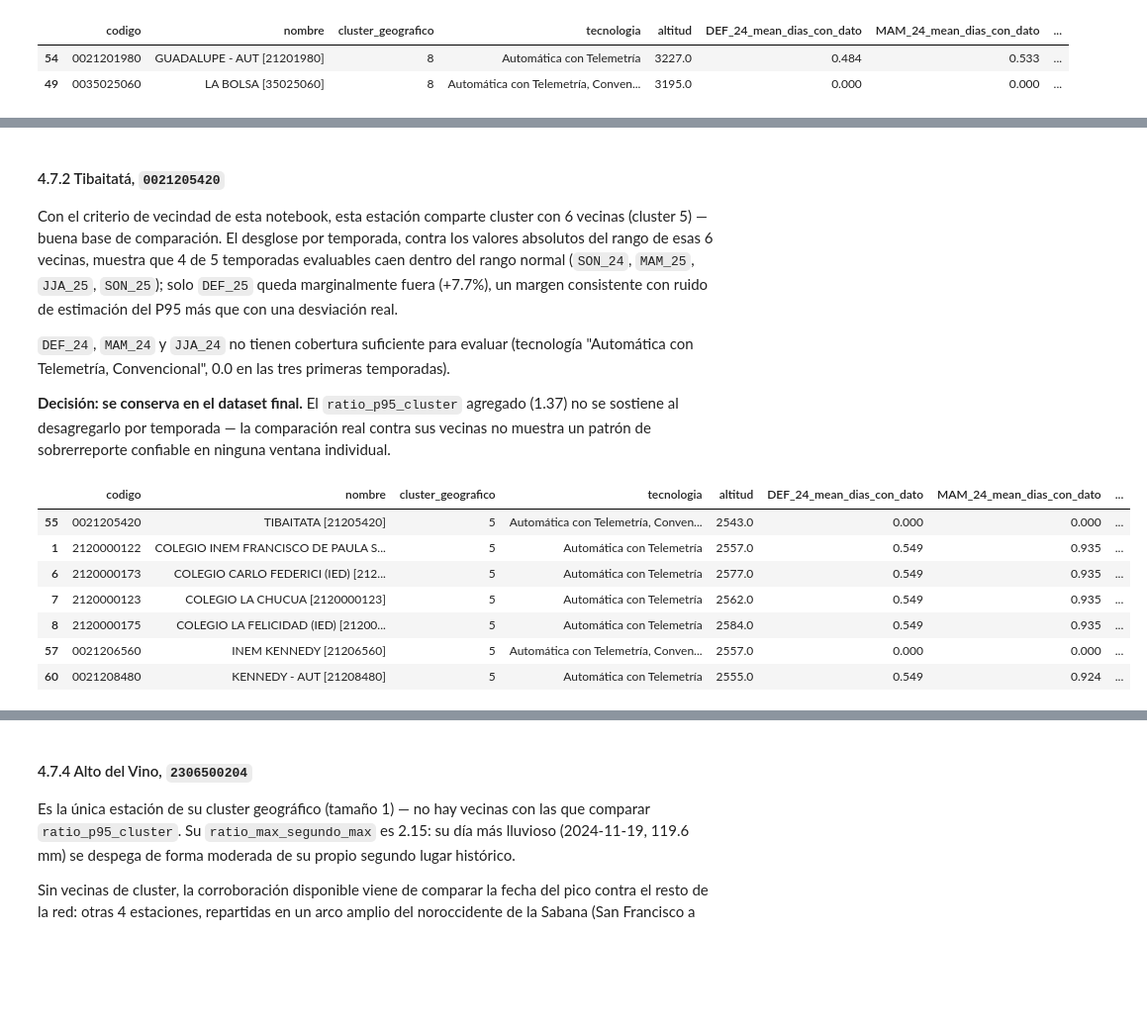
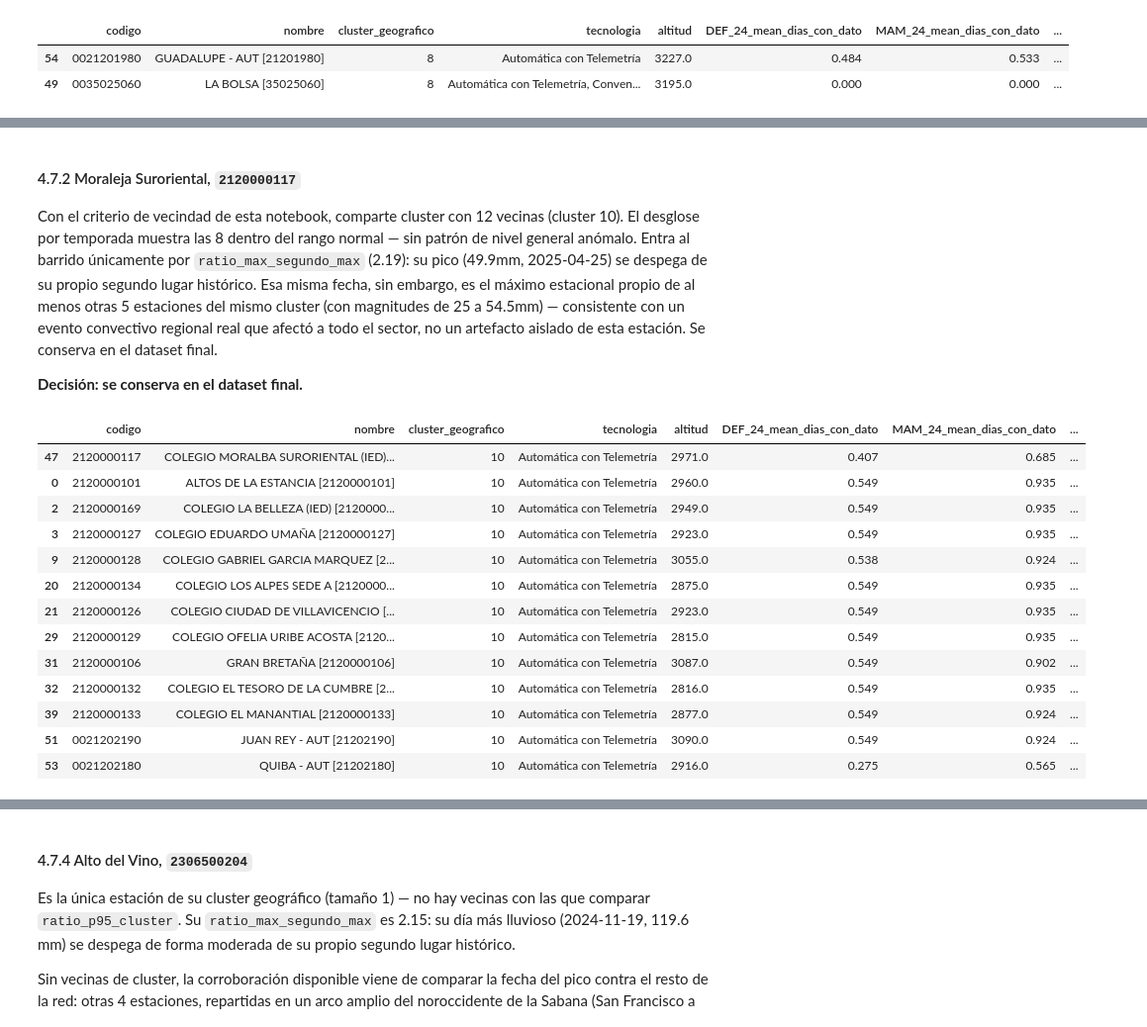
Before and after one commit to DianaScientist/nowcasting-bogota, a Jupyter notebook: data_ingestion/ground_truth/03-ground_truth_qc.ipynb, the cells around one changed output, grey strips where cells are left out. Shown at 99% size. Cells and saved outputs as stored; diff of their text form; code cells hidden in the pictures; blank space fills up the shorter version.

```diff
--- a/data_ingestion/ground_truth/03-ground_truth_qc.ipynb
+++ b/data_ingestion/ground_truth/03-ground_truth_qc.ipynb
@@ -1454,7 +1462,7 @@ Vecinas en 2024-11-20T00:00:00.000000000:
 # %% [markdown]
 Recalculando estadísticos de cluster, dada la exclusión de dos estaciones:
 # %%
-estaciones_excluidas = ['2120500204', '0021206600']
+estaciones_excluidas = ['2120500204']
 codigos_finales = [c for c in df_temporadas['codigo'] if c not in estaciones_excluidas]
 print(f"{len(codigos_finales)} estaciones en el dataset final (de {len(df_temporadas)})")
 
@@ -1649,30 +1719,3 @@ display(pd.DataFrame(resumen_rango))
 | 5 | MAM_25 | 8.3 | 10.9 | 19.7 | True | -23.9 | True |
 | 6 | JJA_25 | 6.5 | 4.9 | 11.5 | False | 0.0 | True |
 | 7 | SON_25 | 11.7 | 8.6 | 13.6 | False | 0.0 | True |
-# %%
-codigo_objetivo = '0021206780'
-cluster_id = df_temporadas.loc[df_temporadas['codigo'] == codigo_objetivo, 'cluster_geografico'].values[0]
-codigos_cluster5 = df_temporadas.loc[df_temporadas['cluster_geografico'] == cluster_id, 'codigo'].tolist()
-codigos_cluster5 = [codigo_objetivo] + [c for c in codigos_cluster5 if c != codigo_objetivo]
-
-fig, axes = plt.subplots(len(codigos_cluster5), 1, figsize=(9, 2 * len(codigos_cluster5)), sharex=True)
-
-for ax, codigo in zip(axes, codigos_cluster5):
-    serie = series_diarias[codigo]
-    sombrear_temporada_humeda(ax, 2024, 2025)
-    color = '#D85A30' if codigo == codigo_objetivo else '#4A7B9D'
-    ax.plot(serie.index, serie.values, lw=0.6, color=color, zorder=2)
-    nombre = df_temporadas.loc[df_temporadas['codigo'] == codigo, 'nombre'].values[0]
-    ax.set_title(f'{codigo} — {nombre}', fontsize=8)
-    ax.tick_params(labelsize=6)
-
-locator = mdates.MonthLocator(interval=6)
-formatter = mdates.DateFormatter('%y-%m')
-for ax in axes:
-    ax.xaxis.set_major_locator(locator)
-    ax.xaxis.set_major_formatter(formatter)
-    ax.tick_params(labelbottom=True, labelsize=6, rotation=45)
-
-fig.suptitle(f'{codigo_objetivo} vs. todo su cluster geográfico ({cluster_id})', fontsize=11, y=1.005)
-plt.tight_layout()
-plt.show()
@@ -1941,31 +1979,35 @@ display(tabla_guadalupe[columnas_max])
 # %% [markdown]
-#### 4.7.2 Tibaitatá, `0021205420`
+#### 4.7.2 Moraleja Suroriental, `2120000117`
 
-Con el criterio de vecindad de esta notebook, esta estación comparte cluster con 6 vecinas (cluster 5) — buena base de comparación. El desglose por temporada, contra los valores absolutos del rango de esas 6 vecinas, muestra que 4 de 5 temporadas evaluables caen dentro del rango normal (`SON_24`, `MAM_25`, `JJA_25`, `SON_25`); solo `DEF_25` queda marginalmente fuera (+7.7%), un margen consistente con ruido de estimación del P95 más que con una desviación real.
+Con el criterio de vecindad de esta notebook, comparte cluster con 12 vecinas (cluster 10). El desglose por temporada muestra las 8 dentro del rango normal — sin patrón de nivel general anómalo. Entra al barrido únicamente por `ratio_max_segundo_max` (2.19): su pico (49.9mm, 2025-04-25) se despega de su propio segundo lugar histórico. Esa misma fecha, sin embargo, es el máximo estacional propio de al menos otras 5 estaciones del mismo cluster (con magnitudes de 25 a 54.5mm) — consistente con un evento convectivo regional real que afectó a todo el sector, no un artefacto aislado de esta estación. Se conserva en el dataset final.
 
-`DEF_24`, `MAM_24` y `JJA_24` no tienen cobertura suficiente para evaluar (tecnología "Automática con Telemetría, Convencional", 0.0 en las tres primeras temporadas).
-
-**Decisión: se conserva en el dataset final.** El `ratio_p95_cluster` agregado (1.37) no se sostiene al desagregarlo por temporada — la comparación real contra sus vecinas no muestra un patrón de sobrerreporte confiable en ninguna ventana individual.
+**Decisión: se conserva en el dataset final.**
 # %%
-# Perfil de la estación Tibaitatá, 0021205420, y de todo su cluster geográfico
-codigo_objetivo = '0021205420'
+# Perfil de la estación Moraleja Suroriental, 2120000117, y de todo su cluster geográfico
+codigo_objetivo = '2120000117'
 cluster_id = df_temporadas.loc[df_temporadas['codigo'] == codigo_objetivo, 'cluster_geografico'].values[0]
 
-perfil_cluster_tibaitata = df_temporadas[df_temporadas['cluster_geografico'] == cluster_id][
+perfil_cluster_moraleja = df_temporadas[df_temporadas['cluster_geografico'] == cluster_id][
     ['codigo', 'nombre', 'cluster_geografico', 'tecnologia', 'altitud',
      'DEF_24_mean_dias_con_dato', 'MAM_24_mean_dias_con_dato', 'JJA_24_mean_dias_con_dato', 'SON_24_mean_dias_con_dato',
      'ratio_p95_cluster', 'ratio_max_segundo_max',
      'fecha_max_global', 'precip_max_global']
 ].sort_values('codigo', key=lambda s: s != codigo_objetivo)
 
-display(perfil_cluster_tibaitata)
+display(perfil_cluster_moraleja)
 # %% [output]
 |  | codigo | nombre | cluster_geografico | tecnologia | altitud | DEF_24_mean_dias_con_dato | MAM_24_mean_dias_con_dato | ... |
-| 55 | 0021205420 | TIBAITATA [21205420] | 5 | Automática con Telemetría, Conven... | 2543.0 | 0.000 | 0.000 | ... |
-| 1 | 2120000122 | COLEGIO INEM FRANCISCO DE PAULA S... | 5 | Automática con Telemetría | 2557.0 | 0.549 | 0.935 | ... |
-| 6 | 2120000173 | COLEGIO CARLO FEDERICI (IED) [212... | 5 | Automática con Telemetría | 2577.0 | 0.549 | 0.935 | ... |
-| 7 | 2120000123 | COLEGIO LA CHUCUA [2120000123] | 5 | Automática con Telemetría | 2562.0 | 0.549 | 0.935 | ... |
-| 8 | 2120000175 | COLEGIO LA FELICIDAD (IED) [21200... | 5 | Automática con Telemetría | 2584.0 | 0.549 | 0.935 | ... |
-| 57 | 0021206560 | INEM KENNEDY [21206560] | 5 | Automática con Telemetría, Conven... | 2557.0 | 0.000 | 0.000 | ... |
-| 60 | 0021208480 | KENNEDY - AUT [21208480] | 5 | Automática con Telemetría | 2555.0 | 0.549 | 0.924 | ... |
+| 47 | 2120000117 | COLEGIO MORALBA SURORIENTAL (IED)... | 10 | Automática con Telemetría | 2971.0 | 0.407 | 0.685 | ... |
+| 0 | 2120000101 | ALTOS DE LA ESTANCIA [2120000101] | 10 | Automática con Telemetría | 2960.0 | 0.549 | 0.935 | ... |
+| 2 | 2120000169 | COLEGIO LA BELLEZA (IED) [2120000... | 10 | Automática con Telemetría | 2949.0 | 0.549 | 0.935 | ... |
+| 3 | 2120000127 | COLEGIO EDUARDO UMAÑA [2120000127] | 10 | Automática con Telemetría | 2923.0 | 0.549 | 0.935 | ... |
+| 9 | 2120000128 | COLEGIO GABRIEL GARCIA MARQUEZ [2... | 10 | Automática con Telemetría | 3055.0 | 0.538 | 0.924 | ... |
+| 20 | 2120000134 | COLEGIO LOS ALPES SEDE A [2120000... | 10 | Automática con Telemetría | 2875.0 | 0.549 | 0.935 | ... |
+| 21 | 2120000126 | COLEGIO CIUDAD DE VILLAVICENCIO [... | 10 | Automática con Telemetría | 2923.0 | 0.549 | 0.935 | ... |
+| 29 | 2120000129 | COLEGIO OFELIA URIBE ACOSTA [2120... | 10 | Automática con Telemetría | 2815.0 | 0.549 | 0.935 | ... |
+| 31 | 2120000106 | GRAN BRETAÑA [2120000106] | 10 | Automática con Telemetría | 3087.0 | 0.549 | 0.902 | ... |
+| 32 | 2120000132 | COLEGIO EL TESORO DE LA CUMBRE [2... | 10 | Automática con Telemetría | 2816.0 | 0.549 | 0.935 | ... |
+| 39 | 2120000133 | COLEGIO EL MANANTIAL [2120000133] | 10 | Automática con Telemetría | 2877.0 | 0.549 | 0.924 | ... |
+| 51 | 0021202190 | JUAN REY - AUT [21202190] | 10 | Automática con Telemetría | 3090.0 | 0.549 | 0.924 | ... |
+| 53 | 0021202180 | QUIBA - AUT [21202180] | 10 | Automática con Telemetría | 2916.0 | 0.275 | 0.565 | ... |
 # %%
```
Also changed, not shown: parts of 61 cells of this notebook, 4 other files.
